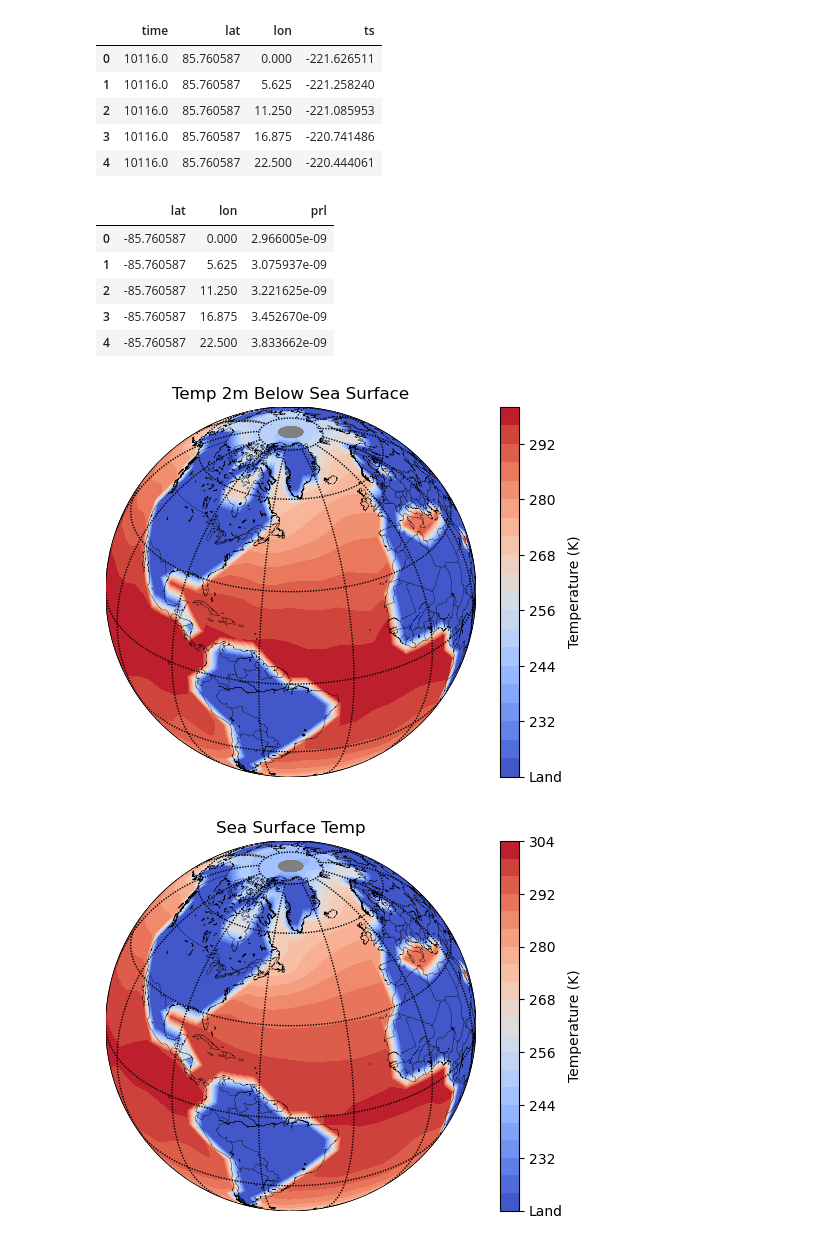
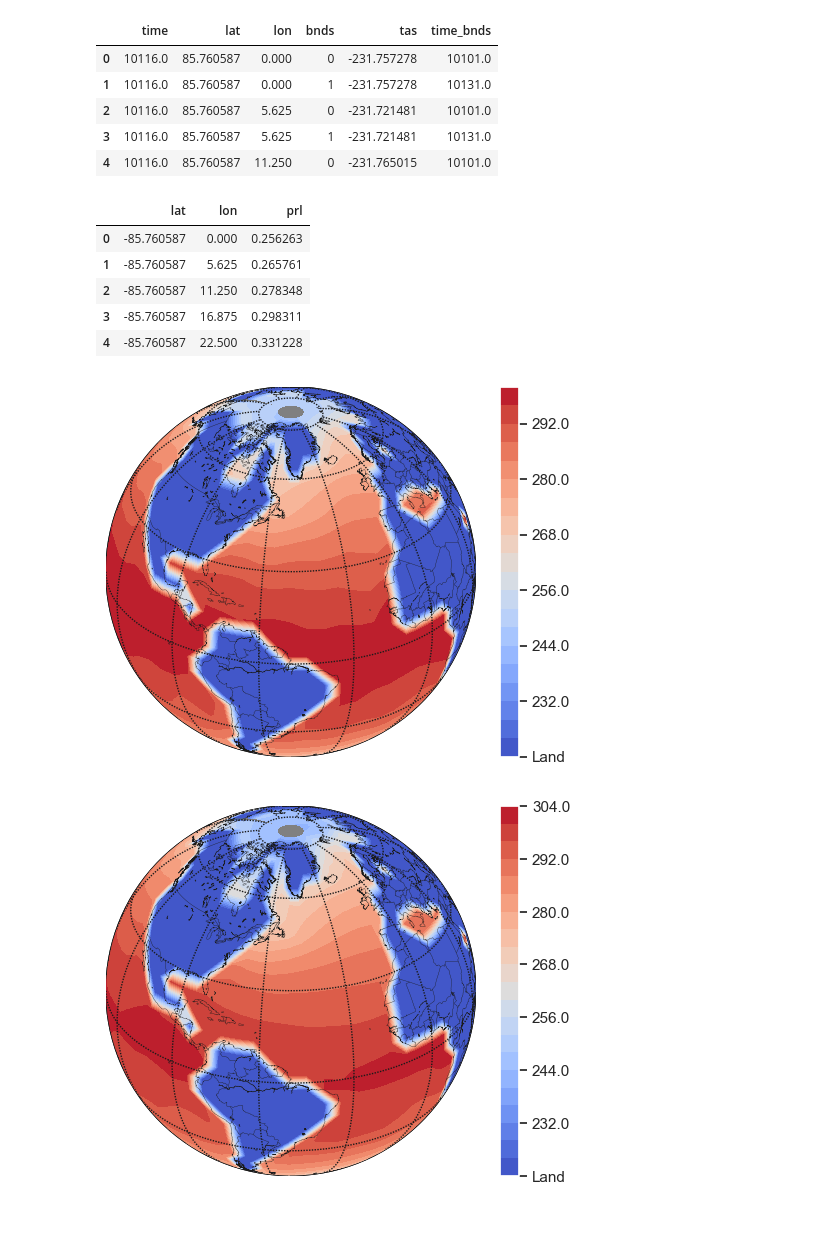
Before and after one commit to amethystaurora-robo/mini_project, a Jupyter notebook: initial_analysis.ipynb, the cells around one changed output. Cells and saved outputs as stored; diff of their text form; code cells hidden in the pictures.

```diff
--- a/initial_analysis.ipynb
+++ b/initial_analysis.ipynb
@@ -46,13 +21,14 @@ Attributes:
 # %%
-df_tas = tas_ocean["tas"].to_dataframe().reset_index()
+#make 2D dataframes of each xarray
+df_tas = tas_ocean[["tas"]].to_dataframe().reset_index()
 df_ts = ts_ocean["ts"].to_dataframe().reset_index()
 df_prl = ls_precip['prl'].to_dataframe().reset_index()
 df_prc = convective_precip['prc'].to_dataframe().reset_index()
-df_ts.head()
+df_tas.head()
 # %% [output]
-|  | time | lat | lon | ts |
-| 0 | 10116.0 | 85.760587 | 0.000 | -221.626511 |
-| 1 | 10116.0 | 85.760587 | 5.625 | -221.258240 |
-| 2 | 10116.0 | 85.760587 | 11.250 | -221.085953 |
-| 3 | 10116.0 | 85.760587 | 16.875 | -220.741486 |
-| 4 | 10116.0 | 85.760587 | 22.500 | -220.444061 |
+|  | time | lat | lon | bnds | tas | time_bnds |
+| 0 | 10116.0 | 85.760587 | 0.000 | 0 | -231.757278 | 10101.0 |
+| 1 | 10116.0 | 85.760587 | 0.000 | 1 | -231.757278 | 10131.0 |
+| 2 | 10116.0 | 85.760587 | 5.625 | 0 | -231.721481 | 10101.0 |
+| 3 | 10116.0 | 85.760587 | 5.625 | 1 | -231.721481 | 10131.0 |
+| 4 | 10116.0 | 85.760587 | 11.250 | 0 | -231.765015 | 10101.0 |
@@ -69,18 +105,18 @@ def preprocess(df,var):
 # %%
 tas_df = preprocess(df_tas,'tas')
 ts_df = preprocess(df_ts,'ts')
-lsp_df = preprocess(df_prl,'prl')
-conp_df = preprocess(df_prc,'prc')
+lsp_df = process_precip(df_prl,'prl')
+conp_df = process_precip(df_prc,'prc')
 lsp_df.head()
 # %% [output]
 |  | lat | lon | prl |
-| 0 | -85.760587 | 0.000 | 2.966005e-09 |
-| 1 | -85.760587 | 5.625 | 3.075937e-09 |
-| 2 | -85.760587 | 11.250 | 3.221625e-09 |
-| 3 | -85.760587 | 16.875 | 3.452670e-09 |
-| 4 | -85.760587 | 22.500 | 3.833662e-09 |
+| 0 | -85.760587 | 0.000 | 0.256263 |
+| 1 | -85.760587 | 5.625 | 0.265761 |
+| 2 | -85.760587 | 11.250 | 0.278348 |
+| 3 | -85.760587 | 16.875 | 0.298311 |
+| 4 | -85.760587 | 22.500 | 0.331228 |
 # %%
-def draw_maps(df,title,values,label):
+def draw_maps(df,title,values,label,figname):
     #shift 'seam' of map to pacific ocean
     df['lon'] = (df['lon'] + 180) % 360 - 180
 
@@ -105,7 +141,7 @@ def draw_maps(df,title,values,label):
     x, y = map(lon_grid, lat_grid)
 
     cs = map.contourf(x, y, grid, levels=20, cmap='coolwarm')
-    cbar = plt.colorbar(cs, orientation='vertical', label=label)
+    cbar = plt.colorbar(cs, orientation='vertical')
 
     # Replace the top tick with "Land"
     ticks = cbar.get_ticks()
@@ -118,13 +154,14 @@ def draw_maps(df,title,values,label):
     cbar.set_ticks(ticks)
     cbar.set_ticklabels(tick_labels)
 
-    plt.title(title)
+    #plt.title(title)
+    plt.savefig(figname)
     plt.show()
 # %%
-draw_maps(tas_df,'Temp 2m Below Sea Surface','tas','Temperature (K)')
+draw_maps(tas_df,'Temp 2m Below Sea Surface','tas','Temperature (K)','lats_tas.png')
 # %% [output]
-[figure, old version]
+[figure, new version]
 # %%
-draw_maps(ts_df,'Sea Surface Temp','ts','Temperature (K)')
+draw_maps(ts_df,'Sea Surface Temp','ts','Temperature (K)','lats_ts.png')
 # %% [output]
-[figure, old version]
+[figure, new version]
```
Also changed, not shown: parts of 17 cells of this notebook.
